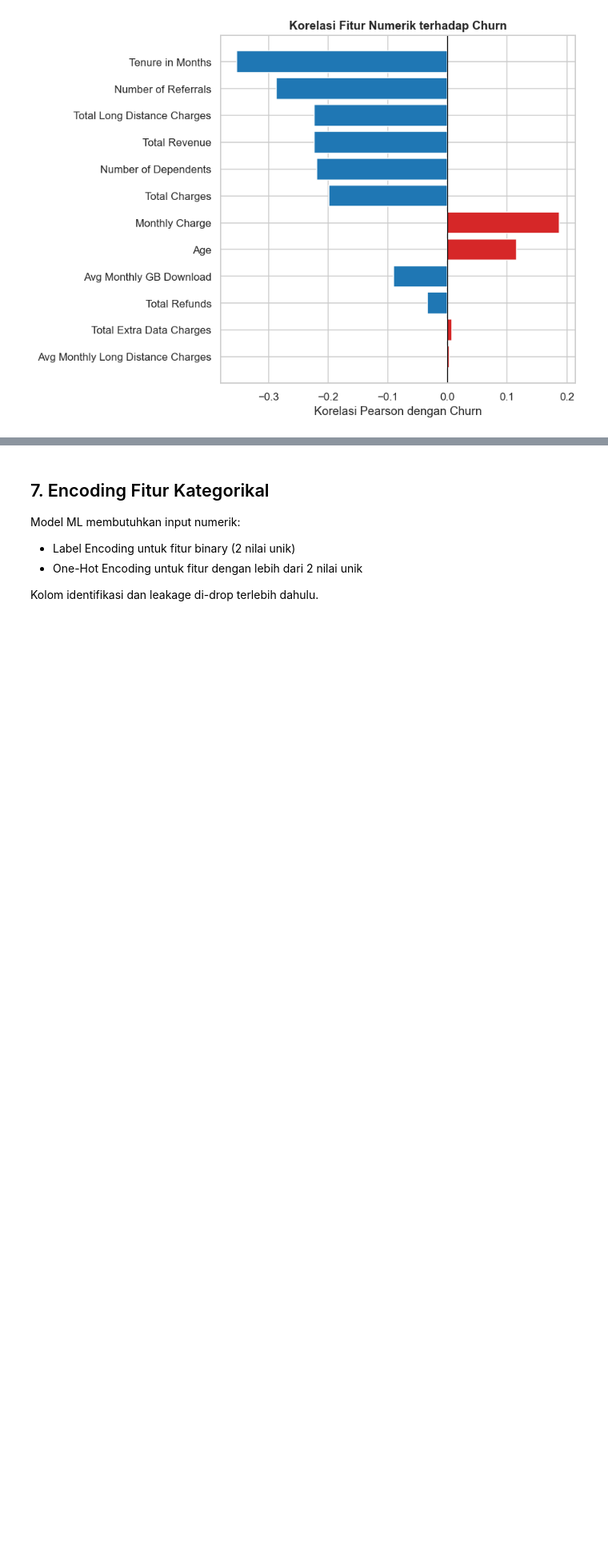
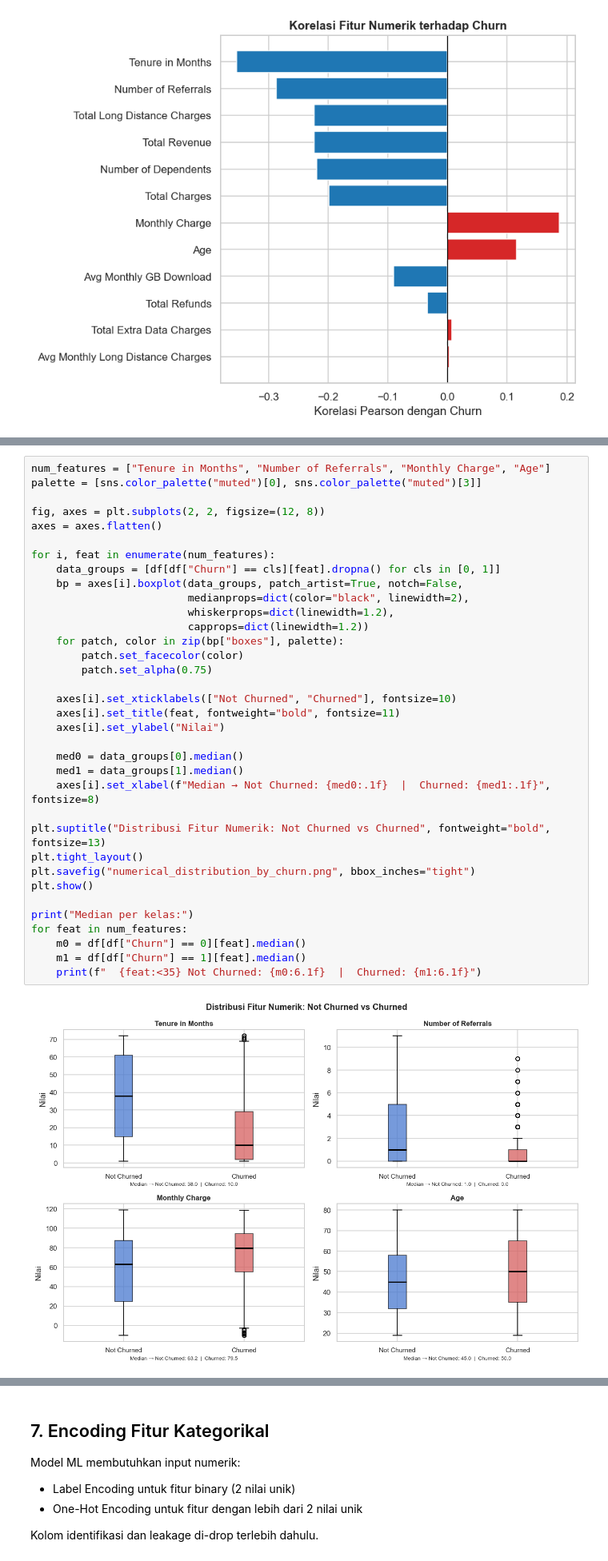
Before and after one commit to mfrozy10/telecom-customer-churn, a Jupyter notebook: notebooks/Churn_Prediction.ipynb, the cells around one changed output, grey strips where cells are left out. Shown at 80% size. Drawn from its saved outputs; the diff is of its cells as text; blank space fills up the shorter version.

```diff
--- a/notebooks/Churn_Prediction.ipynb
+++ b/notebooks/Churn_Prediction.ipynb
@@ -198,0 +316,37 @@ plt.show()
+# %%
+num_features = ["Tenure in Months", "Number of Referrals", "Monthly Charge", "Age"]
+palette = [sns.color_palette("muted")[0], sns.color_palette("muted")[3]]
+
+fig, axes = plt.subplots(2, 2, figsize=(12, 8))
+axes = axes.flatten()
+
+for i, feat in enumerate(num_features):
+    data_groups = [df[df["Churn"] == cls][feat].dropna() for cls in [0, 1]]
+    bp = axes[i].boxplot(data_groups, patch_artist=True, notch=False,
+                         medianprops=dict(color="black", linewidth=2),
+                         whiskerprops=dict(linewidth=1.2),
+                         capprops=dict(linewidth=1.2))
+    for patch, color in zip(bp["boxes"], palette):
+        patch.set_facecolor(color)
+        patch.set_alpha(0.75)
+
+    axes[i].set_xticklabels(["Not Churned", "Churned"], fontsize=10)
+    axes[i].set_title(feat, fontweight="bold", fontsize=11)
+    axes[i].set_ylabel("Nilai")
+
+    med0 = data_groups[0].median()
+    med1 = data_groups[1].median()
+    axes[i].set_xlabel(f"Median → Not Churned: {med0:.1f}  |  Churned: {med1:.1f}", fontsize=8)
+
+plt.suptitle("Distribusi Fitur Numerik: Not Churned vs Churned", fontweight="bold", fontsize=13)
+plt.tight_layout()
+plt.savefig("numerical_distribution_by_churn.png", bbox_inches="tight")
+plt.show()
+
+print("Median per kelas:")
+for feat in num_features:
+    m0 = df[df["Churn"] == 0][feat].median()
+    m1 = df[df["Churn"] == 1][feat].median()
+    print(f"  {feat:<35} Not Churned: {m0:6.1f}  |  Churned: {m1:6.1f}")
+# %% [output]
+[figure, added]
```
Also changed, not shown: parts of 7 cells of this notebook, 3 other files.
